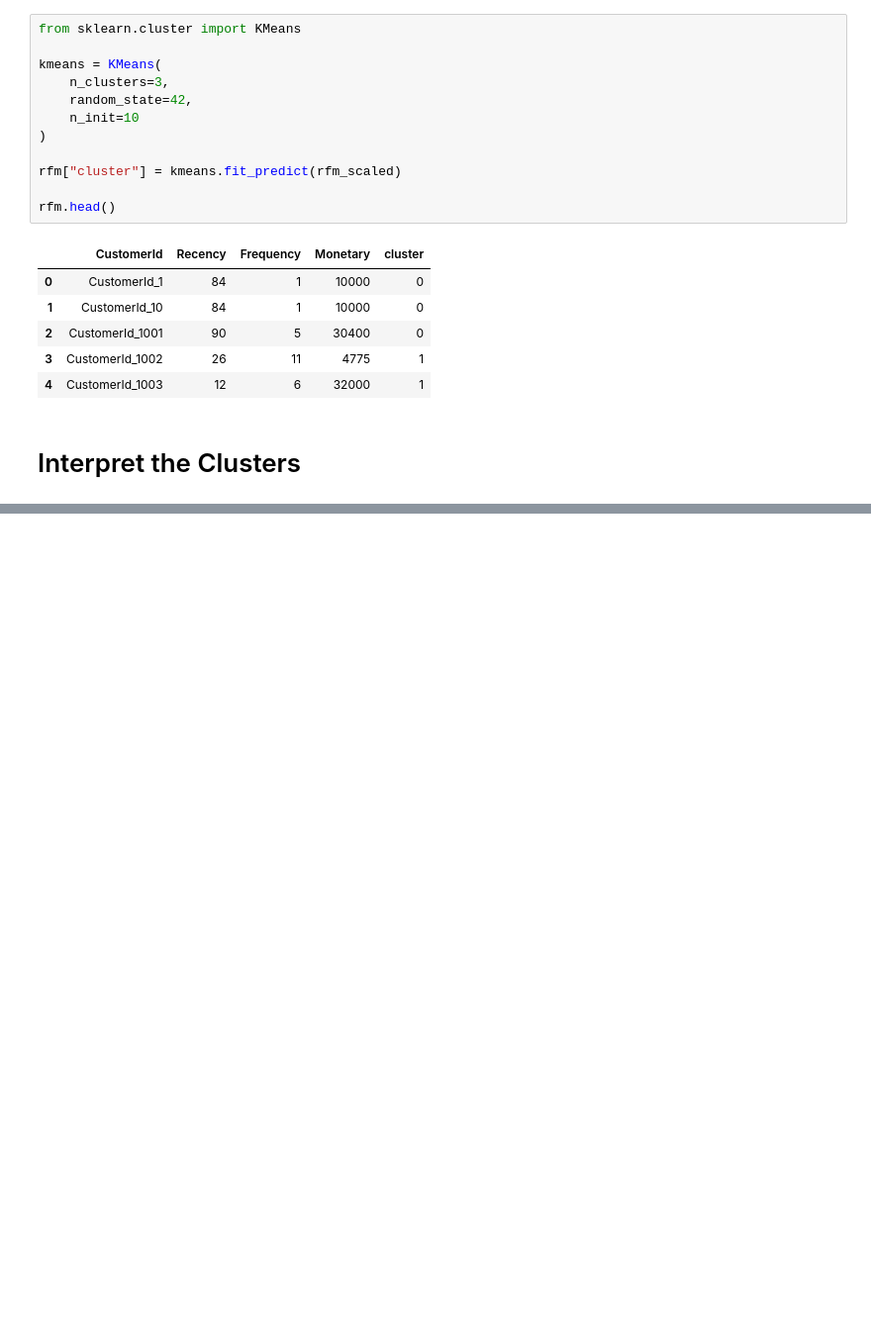
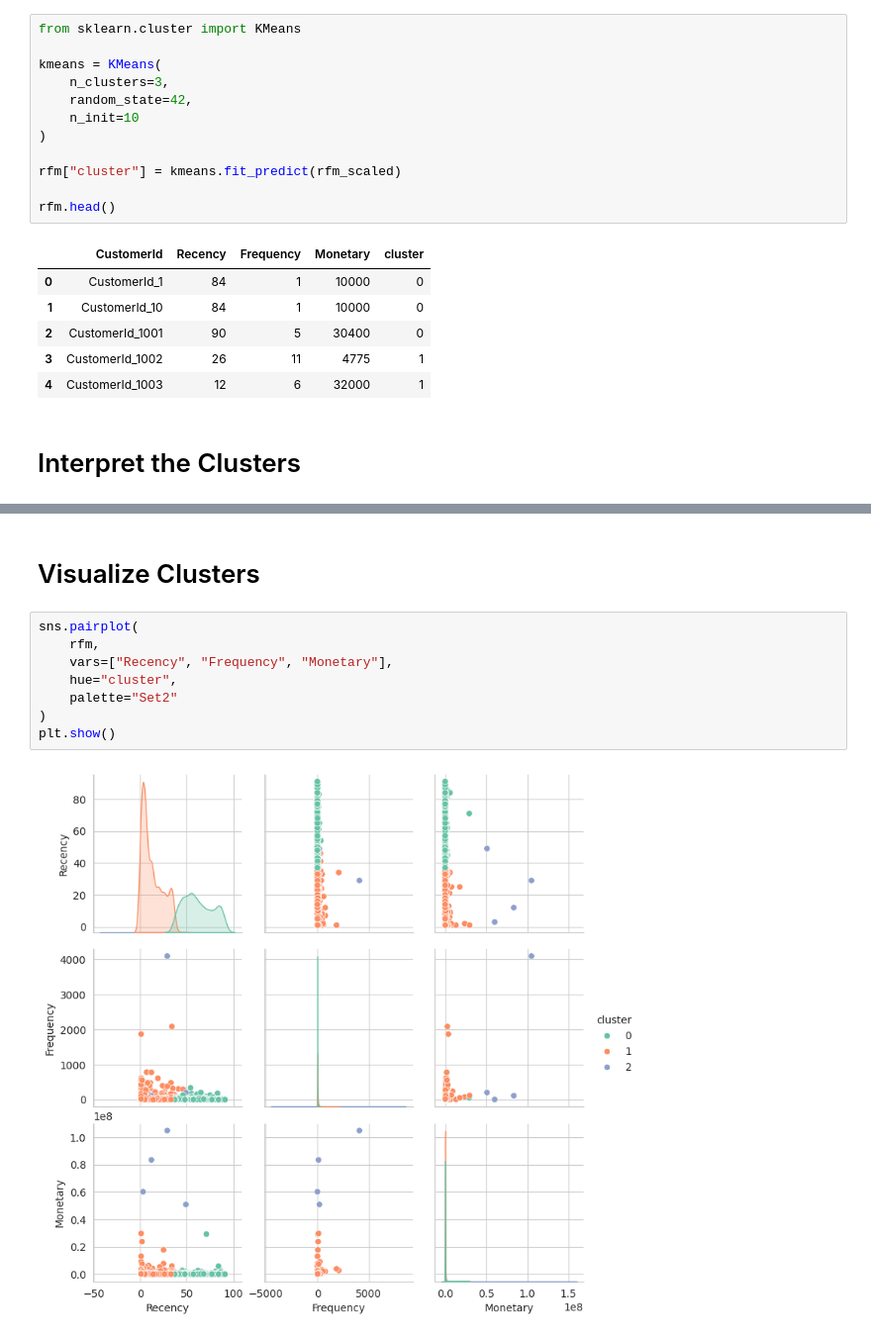
Before and after one commit to rahel-yab/Credit-Risk-Model, a Jupyter notebook: notebooks/eda.ipynb, the cells around one changed output, grey strips where cells are left out. Shown at 99% size. Cells and saved outputs as stored; diff of their text form; blank space fills up the shorter version.

```diff
--- a/notebooks/eda.ipynb
+++ b/notebooks/eda.ipynb
@@ -230,0 +239,12 @@ rfm.head()
+# %% [markdown]
+# Visualize Clusters
+# %%
+sns.pairplot(
+    rfm,
+    vars=["Recency", "Frequency", "Monetary"],
+    hue="cluster",
+    palette="Set2"
+)
+plt.show()
+# %% [output]
+[figure, added]
```
Also changed, not shown: parts of 1 cell of this notebook.
